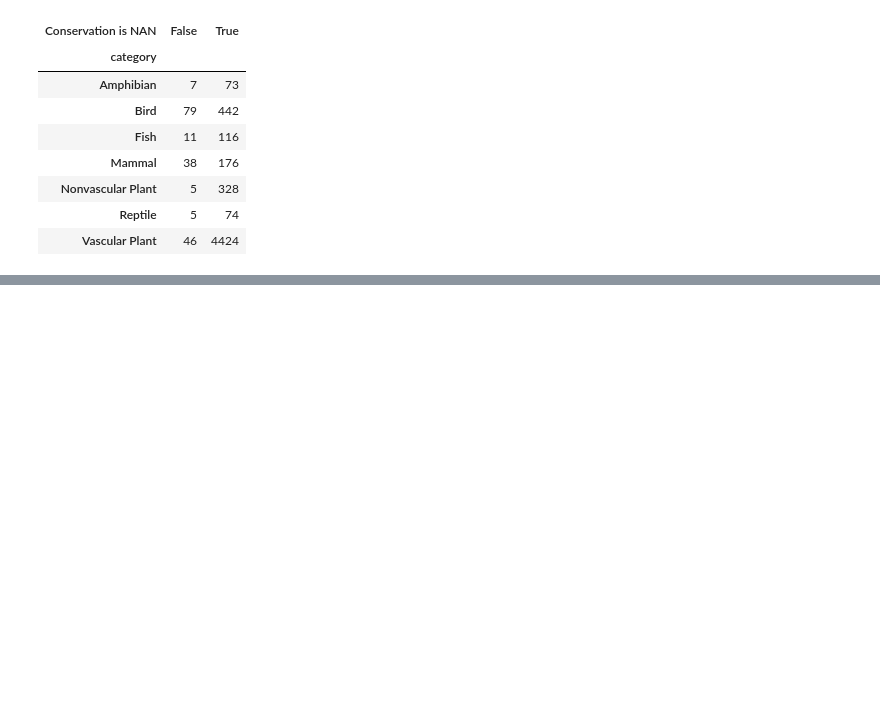
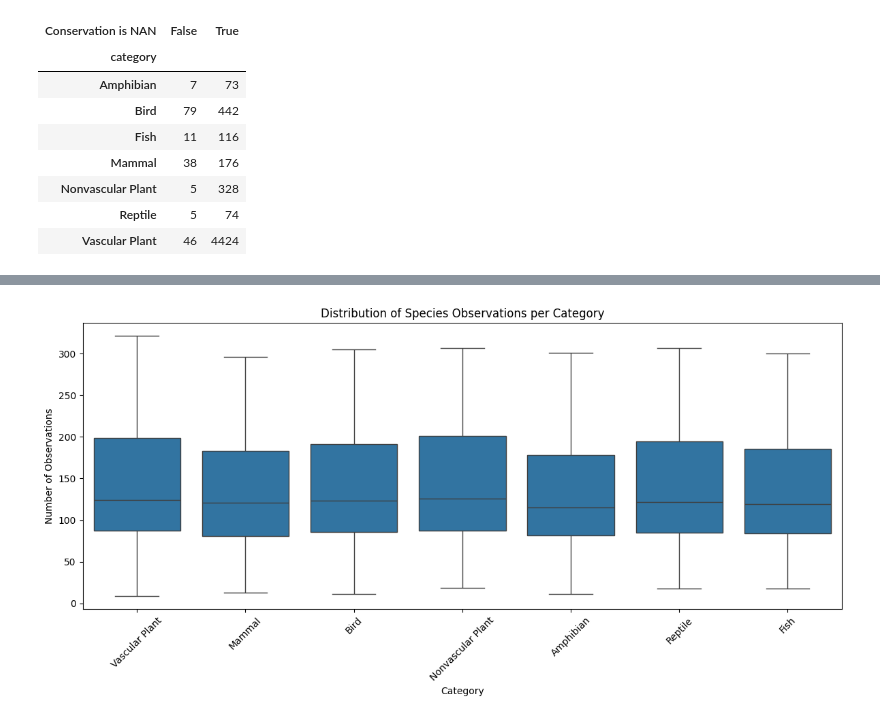
Before and after one commit to RenatoMateo/data-analyst-projects, a Jupyter notebook: biodiversity.ipynb, the cells around one changed output, grey strips where cells are left out. Cells and saved outputs as stored; diff of their text form; code cells hidden in the pictures; blank space fills up the shorter version.

```diff
--- a/biodiversity.ipynb
+++ b/biodiversity.ipynb
@@ -172,3 +214,15 @@ pd.crosstab(
+# %%
+#Plotting Distribution of observations by category.
+plt.figure(figsize=(12,6))
+sns.boxplot(data=merged_df, x = "category", y="observations")
+plt.xticks(rotation=45)
+plt.title('Distribution of Species Observations per Category')
+plt.xlabel('Category')
+plt.ylabel('Number of Observations')
+plt.tight_layout()
+plt.show()
+# %% [output]
+[figure, added]
 # %%
 #Notes: Grouping both dataset through the column scientific_name, although it would be interesting to check first if there similarities between
 #both columns. Investigate about how cientific names are composed so we could split string to perform analysis by specie or found a key column key.
```
Also changed, not shown: parts of 13 cells of this notebook.
